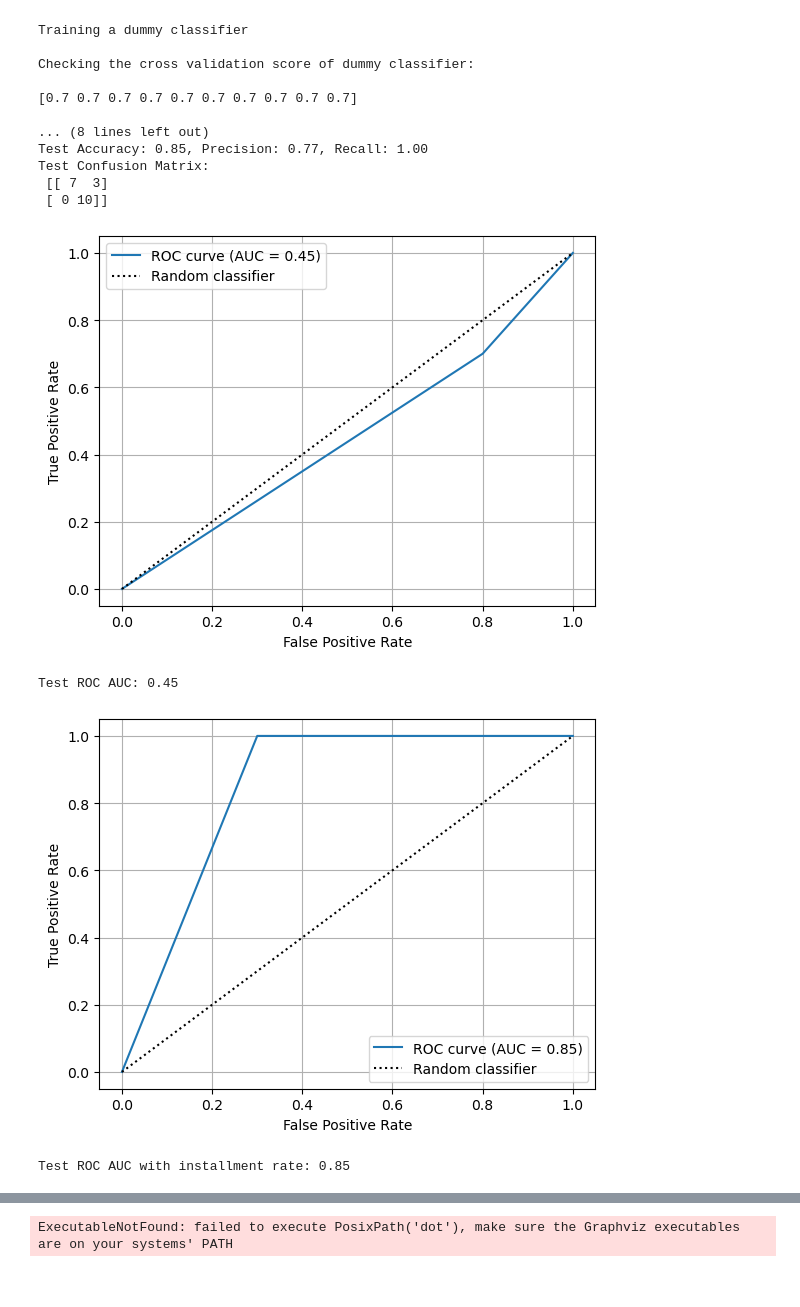
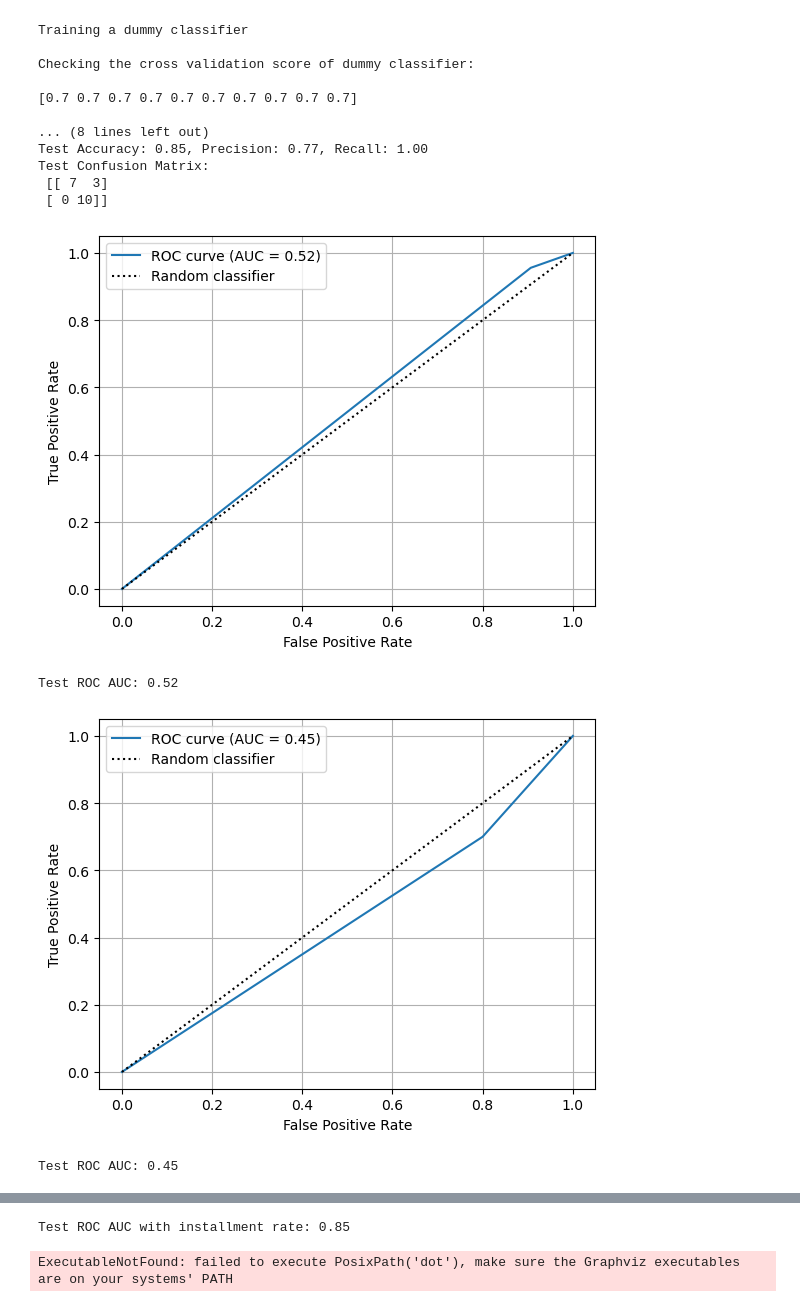
Before and after one commit to vrsyvby/MLAssignmentPartA, a Jupyter notebook: MLAssignmentQuestion5PartA.ipynb, the cells around one changed output, grey strips where cells are left out. Saved outputs shown, nothing was run; the diff lists cells and outputs as text; code cells hidden in the pictures.

```diff
--- a/MLAssignmentQuestion5PartA.ipynb
+++ b/MLAssignmentQuestion5PartA.ipynb
@@ -180,29 +180,32 @@ Test Confusion Matrix:
 # %%
 from sklearn.metrics import roc_curve, roc_auc_score
 from sklearn.preprocessing import LabelEncoder
 
 def plot_roc_curve(y_true, y_pred):
     le = LabelEncoder()
     y_true_enc = le.fit_transform(y_true)
     y_pred_enc = le.transform(y_pred)
     fpr, tpr, thresholds = roc_curve(y_true_enc, y_pred_enc)
     auc = roc_auc_score(y_true_enc, y_pred_enc)
     plt.plot(fpr, tpr, label=f"ROC curve (AUC = {auc:.2f})")
     plt.plot([0, 1], [0, 1], 'k:', label="Random classifier")
     plt.xlabel("False Positive Rate")
     plt.ylabel("True Positive Rate")
     plt.legend()
     plt.grid()
     plt.show()
     return auc
 
+auc = plot_roc_curve(y_train, y_train_pred)
+print(f"Test ROC AUC: {auc:.2f}")
+
 auc = plot_roc_curve(y_test, y_test_pred)
 print(f"Test ROC AUC: {auc:.2f}")
 
 auc = plot_roc_curve(y_test, y_test_pred_again)
 print(f"Test ROC AUC with installment rate: {auc:.2f}")
 # %% [output]
-[figure, old version]
+[figure, new version]
-Test ROC AUC: 0.45
+Test ROC AUC: 0.52
-[figure, old version]
+[figure, new version]
-Test ROC AUC with installment rate: 0.85
+Test ROC AUC: 0.45
@@ -209,3 +213,4 @@ Test ROC AUC with installment rate: 0.85
+Test ROC AUC with installment rate: 0.85
 # %%
 DOT_TRAIN
 # %% [output]
```
Also changed, not shown: parts of 3 cells of this notebook.
